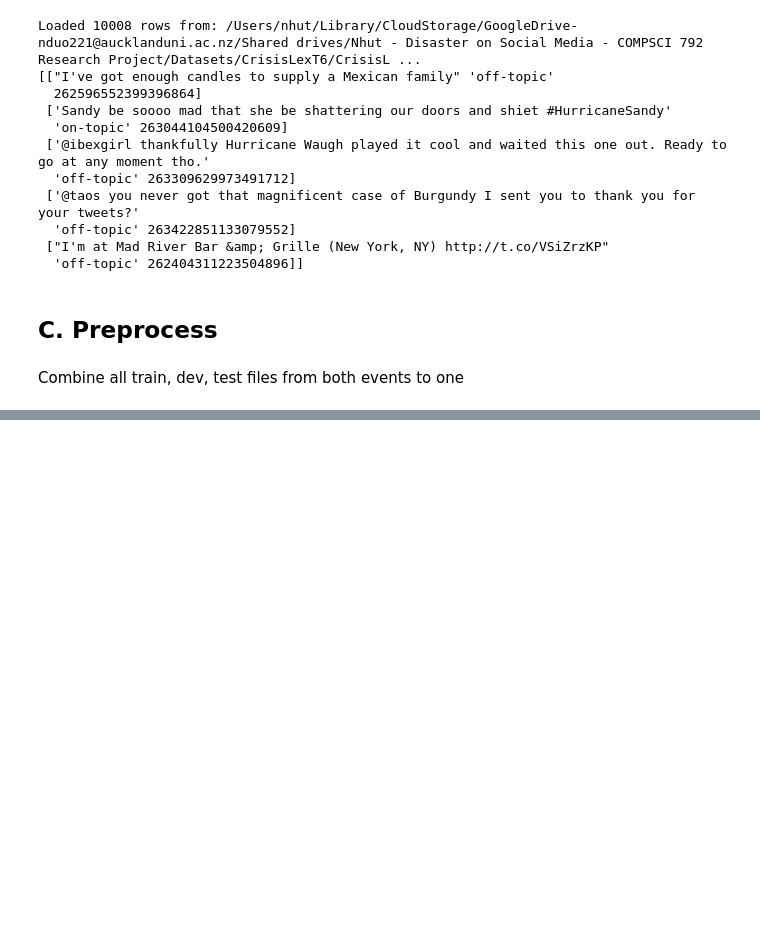
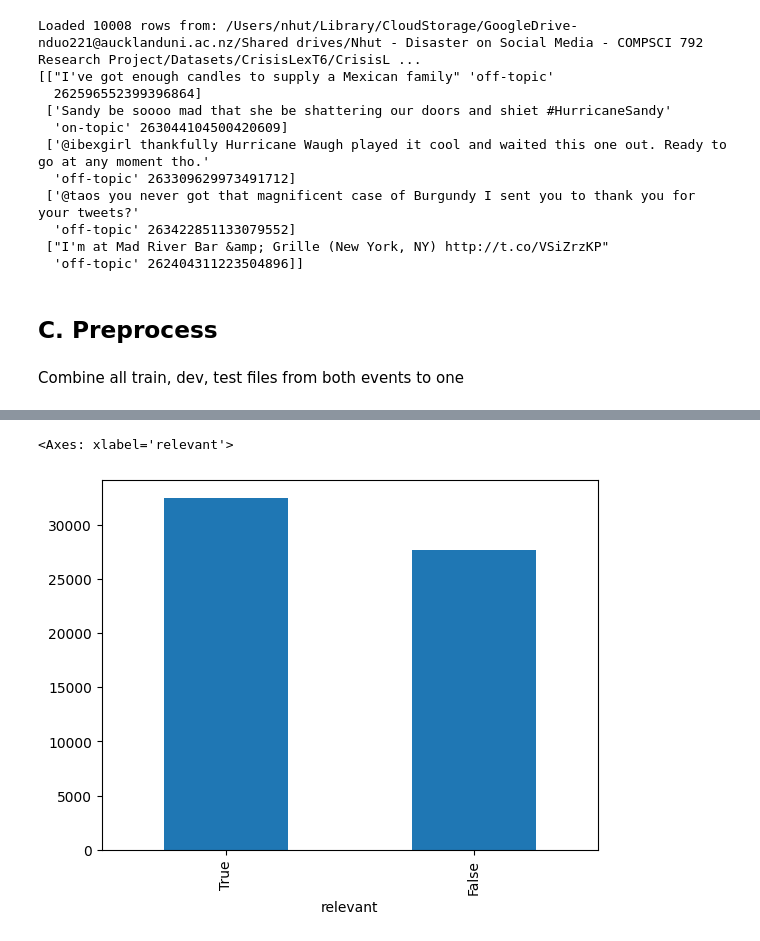
Before and after one commit to dhnhut/disaster-tweets, a Jupyter notebook: notebooks/0_dataset_CrisisLexT6.ipynb, the cells around one changed output, grey strips where cells are left out. Saved outputs shown, nothing was run; the diff lists cells and outputs as text; code cells hidden in the pictures; blank space fills up the shorter version.

```diff
--- a/notebooks/0_dataset_CrisisLexT6.ipynb
+++ b/notebooks/0_dataset_CrisisLexT6.ipynb
@@ -187,0 +252,5 @@ merged_df.to_csv( 'datasets/CrisisLexT6.csv', index=False)
+# %%
+merged_df['relevant'].value_counts().plot(kind='bar')
+# %% [output]
+<Axes: xlabel='relevant'>
+[figure, added]
```
Also changed, not shown: parts of 5 cells of this notebook.
